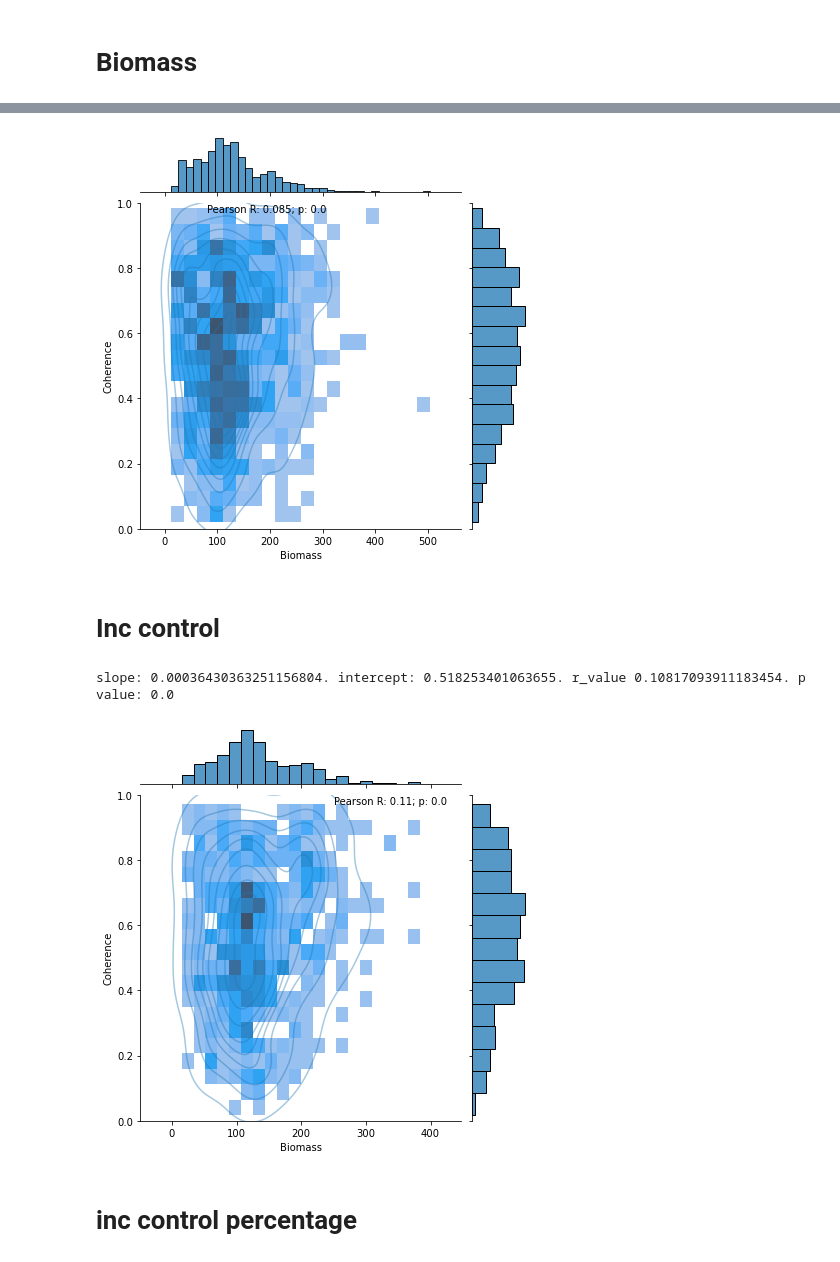
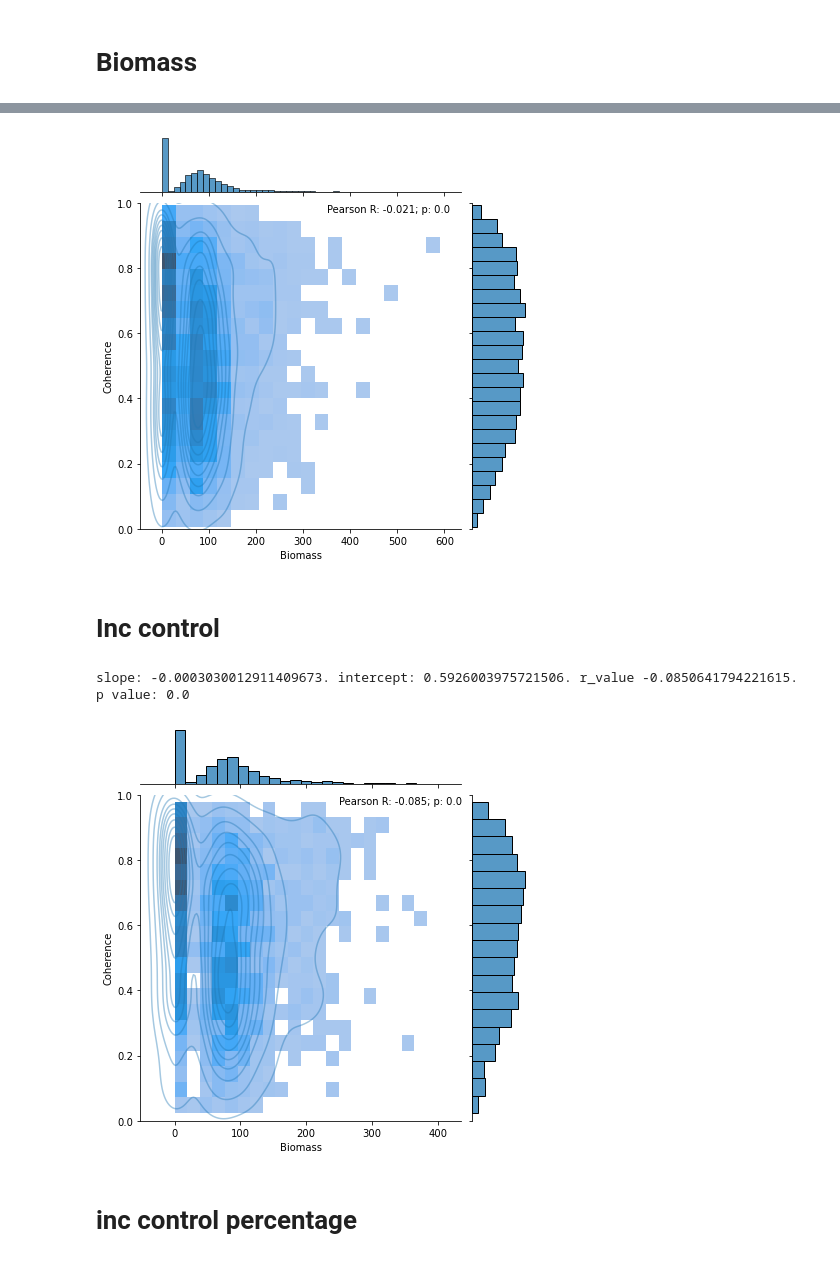
Before and after one commit to ZachHoppinen/uavsar, a Jupyter notebook: src/coherence/spatial_coherence/trees/all-trees.ipynb, the cells around one changed output, grey strips where cells are left out. Saved outputs shown, nothing was run; the diff lists cells and outputs as text; code cells hidden in the pictures.

```diff
--- a/src/coherence/spatial_coherence/trees/all-trees.ipynb
+++ b/src/coherence/spatial_coherence/trees/all-trees.ipynb
@@ -125,13 +126,11 @@ for loc, ds in cor_vv.items():
         cor = ds.sel({'band':band})
         if cor.band.values.size > 1:
             cor = cor.isel({'band':0})
-        insclean, csclean = clean_two_np(ts.values.ravel(), cor['cor_vv'].values.ravel())
+        insclean, csclean = clean_two_nps(ts.values.ravel(), cor['cor_vv'].values.ravel())
         trees.append(insclean)
         cors.append(csclean)
 trees = np.concatenate(trees)
 cors = np.concatenate(cors)
-cors = cors[trees < 101]
-trees = trees[(trees < 101)]
 # %%
 slope, intercept,r,p, _, _ = r2_value(trees, cors)
 # %% [output]
@@ -152,6 +151,7 @@ plt.savefig(join('/bsuhome/zacharykeskinen/uavsar/figures/coherence_spatial/tree
 # %%
 treefp = '/bsuhome/zacharykeskinen/scratch/data/uavsar/trees/biomass/conus_forest_biomass_mg_per_ha.img'
 treefull = rxa.open_rasterio(treefp)
+treefull = treefull.rio.set_crs('EPSG:5070')
 # %%
 transformer = Transformer.from_crs("epsg:4326", "epsg:5069")
 for loc, ds in cor_vv.items():
@@ -159,7 +159,8 @@ for loc, ds in cor_vv.items():
         left, bottom = transformer.transform(*ds.rio.bounds()[:2][::-1])
         right, top = transformer.transform(*ds.rio.bounds()[2:][::-1])
         treeclip = treefull.rio.clip_box(left, bottom, right, top)
-        cor_vv[loc]['biomass'] = treeclip.rio.reproject_match(cor_vv[loc])[0]
+        treere = treeclip.rio.reproject_match(cor_vv[loc])[0]
+        cor_vv[loc]['biomass'] = treere.where(treere < 1000)
 # %%
 trees = []
 cors = []
@@ -176,8 +177,8 @@ trees = np.concatenate(trees)
 cors = np.concatenate(cors)
 cors = cors[trees < 10000]
 trees = trees[(trees < 10000)]
-cors = cors[trees > 0]
-trees = trees[(trees > 0)]
+# cors = cors[trees > 0]
+# trees = trees[(trees > 0)]
 # %%
 slope, intercept,r,p, _, _ = r2_value(trees, cors)
 # %% [output]
@@ -185,14 +186,14 @@ slope: 0.0002802252467153634. intercept: 0.5170532757260231. r_value 0.085384767
 # %%
 plt.Figure(figsize = (12,8))
 g = sns.jointplot(x = trees[::50000], y = cors[::50000], kind = 'hist', bins = 20, ylim = (0,1))
 # g.plot_joint(sns.scatterplot, color="C0", zorder=1, alpha = 0.1)
 g.plot_joint(sns.kdeplot, color="C0", zorder=1, alpha = 0.4)
-g.ax_joint.annotate(text = f'Pearson R: {r:.2}; p: {p:.2}', xy = [81,0.97])
+g.ax_joint.annotate(text = f'Pearson R: {r:.2}; p: {p:.2}', xy = [350,0.97])
 g.ax_joint.set_xlabel('Biomass')
 g.ax_joint.set_ylabel('Coherence')
 plt.savefig(join('/bsuhome/zacharykeskinen/uavsar/figures/coherence_spatial/trees', 'all-biomass-coh.png'))
 # %% [output]
-[figure, old version]
+[figure, new version]
 # %% [markdown]
 # Inc control
 # %%
@@ -224,12 +225,10 @@ trees = trees[(trees > 0)]
 incs = np.rad2deg(incs)
 # %%
-slope, intercept,r,p, _, _ = r2_value(trees[(incs < 65) & (incs > 40)], cors[(incs < 65) & (incs > 40)])
+slope, intercept,r,p, _, _ = r2_value(trees[(incs < 60) & (incs > 40)], cors[(incs < 60) & (incs > 40)])
 # %% [output]
-slope: 0.00036430363251156804. intercept: 0.518253401063655. r_value 0.10817093911183454. p value: 0.0
+slope: -0.0003030012911409673. intercept: 0.5926003975721506. r_value -0.0850641794221615. p value: 0.0
 # %%
 med_inc = (incs < 65) & (incs > 40)
-
-plt.Figure(figsize = (12,8))
 g = sns.jointplot(x = trees[med_inc][::50000], y = cors[med_inc][::50000], kind = 'hist', bins = 20, ylim = (0,1))
 # g.plot_joint(sns.scatterplot, color="C0", zorder=1, alpha = 0.1)
 g.plot_joint(sns.kdeplot, color="C0", zorder=1, alpha = 0.4)
@@ -238,7 +237,7 @@ g.ax_joint.set_xlabel('Biomass')
 g.ax_joint.set_ylabel('Coherence')
 plt.savefig(join('/bsuhome/zacharykeskinen/uavsar/figures/coherence_spatial/trees', 'all-biomass-inc-coh.png'))
 # %% [output]
-[figure, old version]
+[figure, new version]
 # %% [markdown]
 # inc control percentage
 # %%
```
Also changed, not shown: parts of 8 cells of this notebook, 4 other files.
